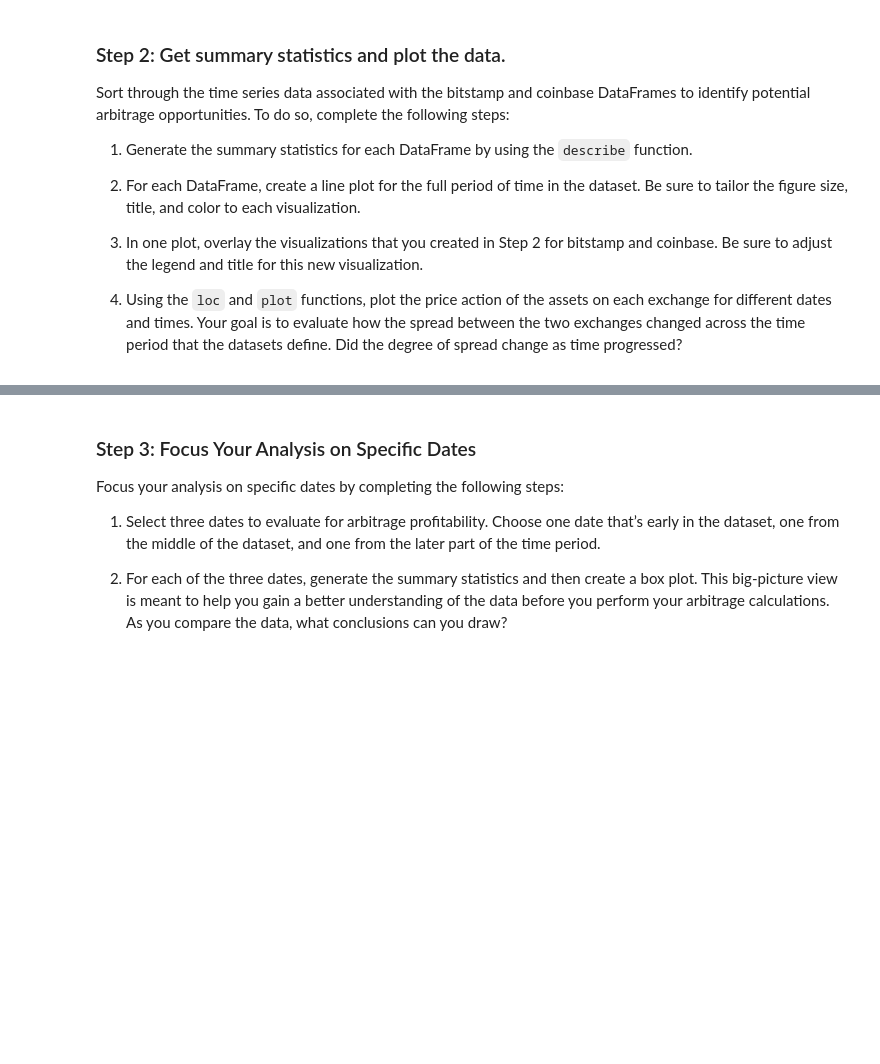
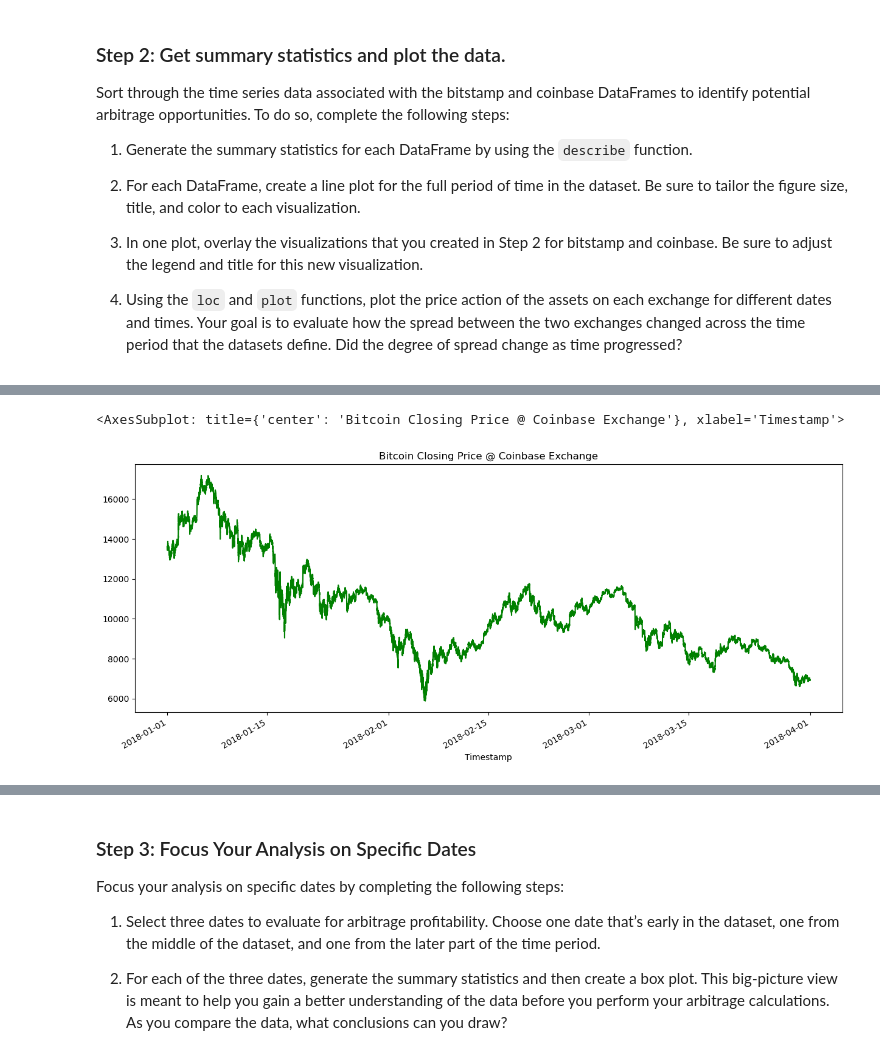
Before and after one commit to SkyRanger05/Module-Challenges, a Jupyter notebook: crypto_arbitrage.ipynb, the cells around one changed output, grey strips where cells are left out. Cells and saved outputs as stored; diff of their text form; code cells hidden in the pictures; blank space fills up the shorter version.

```diff
--- a/crypto_arbitrage.ipynb
+++ b/crypto_arbitrage.ipynb
@@ -343,7 +366,10 @@ Sort through the time series data associated with the bitstamp and coinbase Data
 # %%
 # Create a line plot for the coinbase DataFrame for the full length of time in the dataset
 # Be sure that the figure size, title, and color are tailored to each visualization
-# YOUR CODE HERE
+coinbase_sliced.plot(figsize=(15,6), title="Bitcoin Closing Price @ Coinbase Exchange", color="green")
+# %% [output]
+<AxesSubplot: title={'center': 'Bitcoin Closing Price @ Coinbase Exchange'}, xlabel='Timestamp'>
+[figure, added]
 # %%
 # Overlay the visualizations for the bitstamp and coinbase DataFrames in one plot
 # The plot should visualize the prices over the full lenth of the dataset
```
Also changed, not shown: parts of 29 cells of this notebook.
